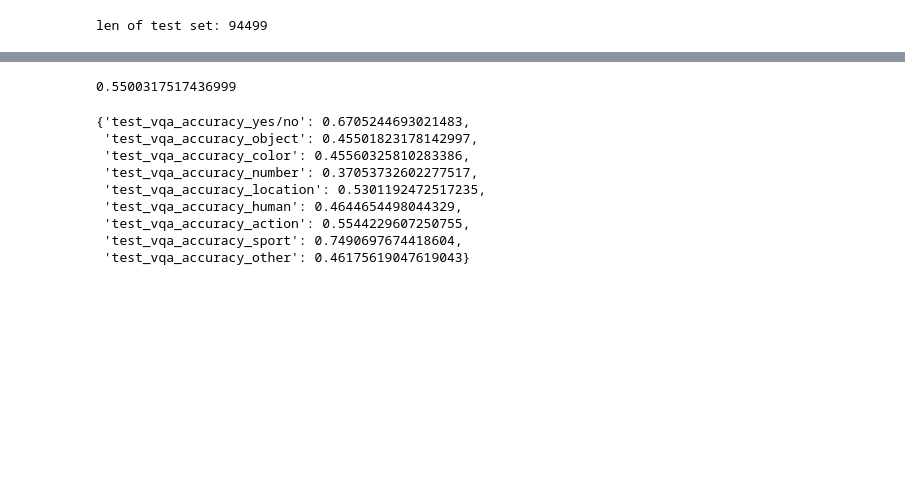
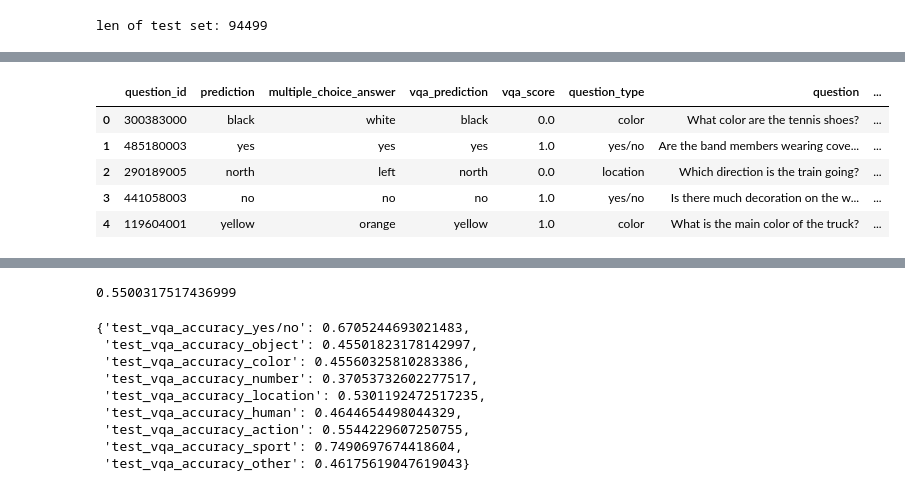
Before and after one commit to parkerhuynh/chatgpt-hie-vqa, a Jupyter notebook: result_analysis/vqav2_evaluation.ipynb, the cells around one changed output, grey strips where cells are left out. Drawn from its saved outputs; the diff is of its cells as text; code cells hidden in the pictures; blank space fills up the shorter version.

```diff
--- a/result_analysis/vqav2_evaluation.ipynb
+++ b/result_analysis/vqav2_evaluation.ipynb
@@ -166,3 +198,10 @@ number of new qa pairs 33317
 Exception: Existing QA pairs don't have a type
 # %%
-test_result[""]
+test_result.head()
+# %% [output]
+|  | question_id | prediction | multiple_choice_answer | vqa_prediction | vqa_score | question_type | question | ... |
+| 0 | 300383000 | black | white | black | 0.0 | color | What color are the tennis shoes? | ... |
+| 1 | 485180003 | yes | yes | yes | 1.0 | yes/no | Are the band members wearing cove... | ... |
+| 2 | 290189005 | north | left | north | 0.0 | location | Which direction is the train going? | ... |
+| 3 | 441058003 | no | no | no | 1.0 | yes/no | Is there much decoration on the w... | ... |
+| 4 | 119604001 | yellow | orange | yellow | 1.0 | color | What is the main color of the truck? | ... |
```
Also changed, not shown: parts of 13 cells of this notebook, 2 other files.
